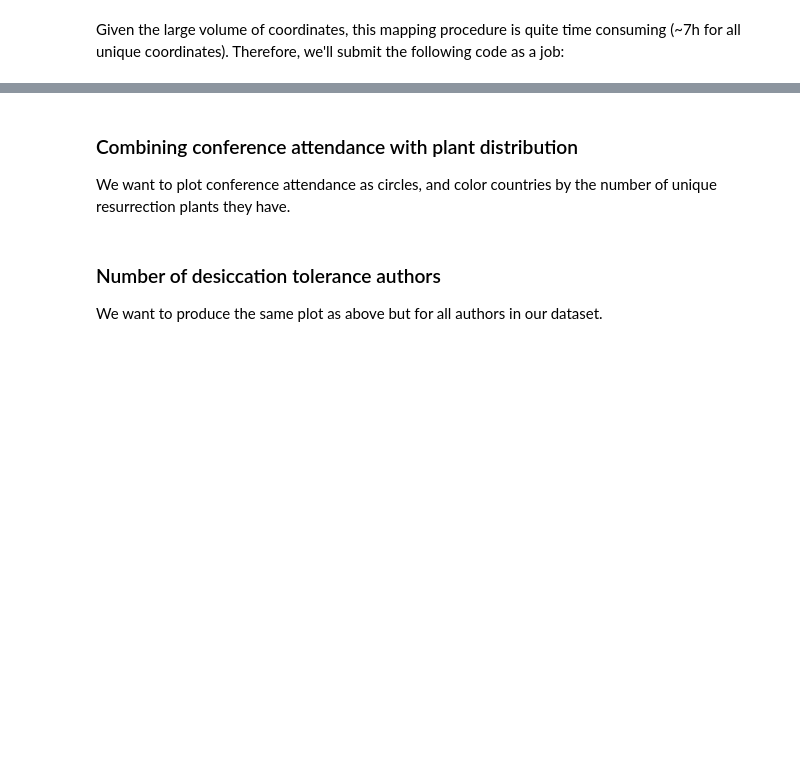
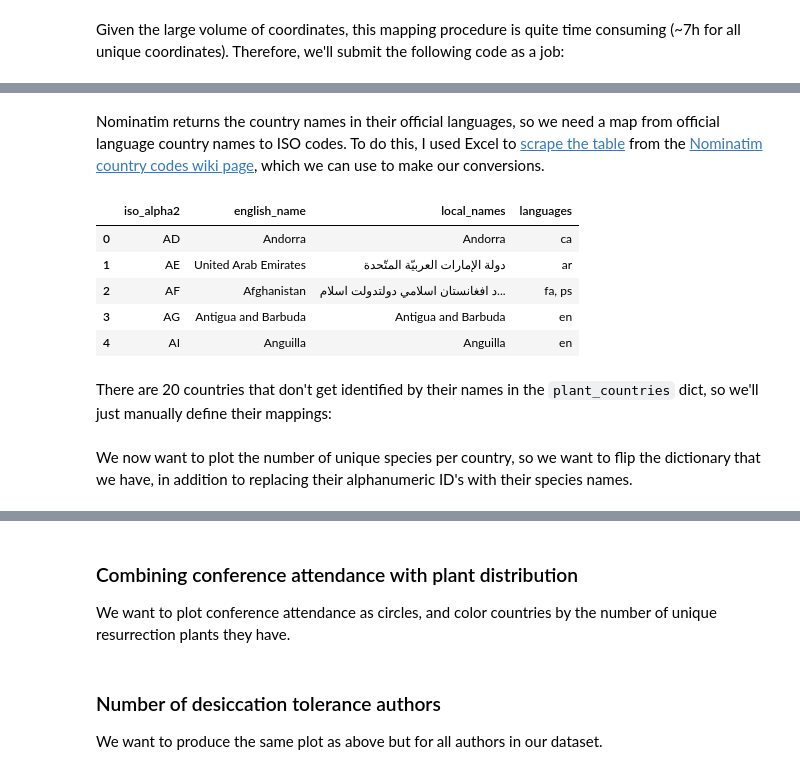
Before and after one commit to serenalotreck/desiccation-network, a Jupyter notebook: notebooks/plant_and_author_distributions.ipynb, the cells around one changed output, grey strips where cells are left out. Drawn from its saved outputs; the diff is of its cells as text; code cells hidden in the pictures; blank space fills up the shorter version.

```diff
--- a/notebooks/plant_and_author_distributions.ipynb
+++ b/notebooks/plant_and_author_distributions.ipynb
@@ -167,0 +214,18 @@ Given the large volume of coordinates, this mapping procedure is quite time cons
+# %% [markdown]
+Nominatim returns the country names in their official languages, so we need a map from official language country names to ISO codes. To do this, I used Excel to [scrape the table](https://www.analytics-tuts.com/download-tables-from-any-webpage-to-excel/) from the [Nominatim country codes wiki page](https://wiki.openstreetmap.org/wiki/Nominatim/Country_Codes), which we can use to make our conversions.
+# %%
+country_info = pd.read_excel('../data/conference_data/country_info.xlsx', header=1)
+country_info = country_info.rename(columns={
+    'ISO 3166-1_x000D_\ncountry code': 'iso_alpha2',
+    'Country name_x000D_\n(English)': 'english_name',
+    'Country name_x000D_\n(local)': 'local_names',
+    'Default BCP 47 language codes _x000D_\n(usually from ISO 639-1, or ISO 639-3 otherwise)': 'languages'
+})
+country_info.head()
+# %% [output]
+|  | iso_alpha2 | english_name | local_names | languages |
+| 0 | AD | Andorra | Andorra | ca |
+| 1 | AE | United Arab Emirates | دولة الإمارات العربيّة المتّحدة | ar |
+| 2 | AF | Afghanistan | د افغانستان اسلامي دولتدولت اسلام... | fa, ps |
+| 3 | AG | Antigua and Barbuda | Antigua and Barbuda | en |
+| 4 | AI | Anguilla | Anguilla | en |
@@ -167,0 +239,2 @@ Given the large volume of coordinates, this mapping procedure is quite time cons
+# %% [markdown]
+There are 20 countries that don't get identified by their names in the `plant_countries` dict, so we'll just manually define their mappings:
@@ -167,0 +274,2 @@ Given the large volume of coordinates, this mapping procedure is quite time cons
+# %% [markdown]
+We now want to plot the number of unique species per country, so we want to flip the dictionary that we have, in addition to replacing their alphanumeric ID's with their species names.
```
Also changed, not shown: parts of 50 cells of this notebook, 1 other file.
